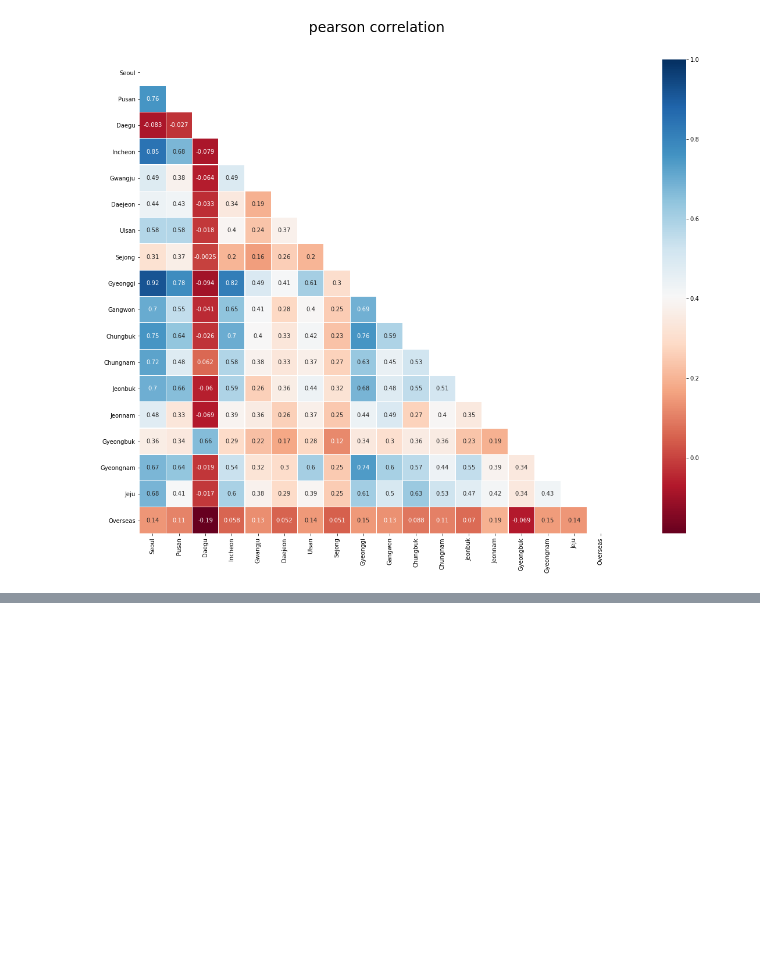
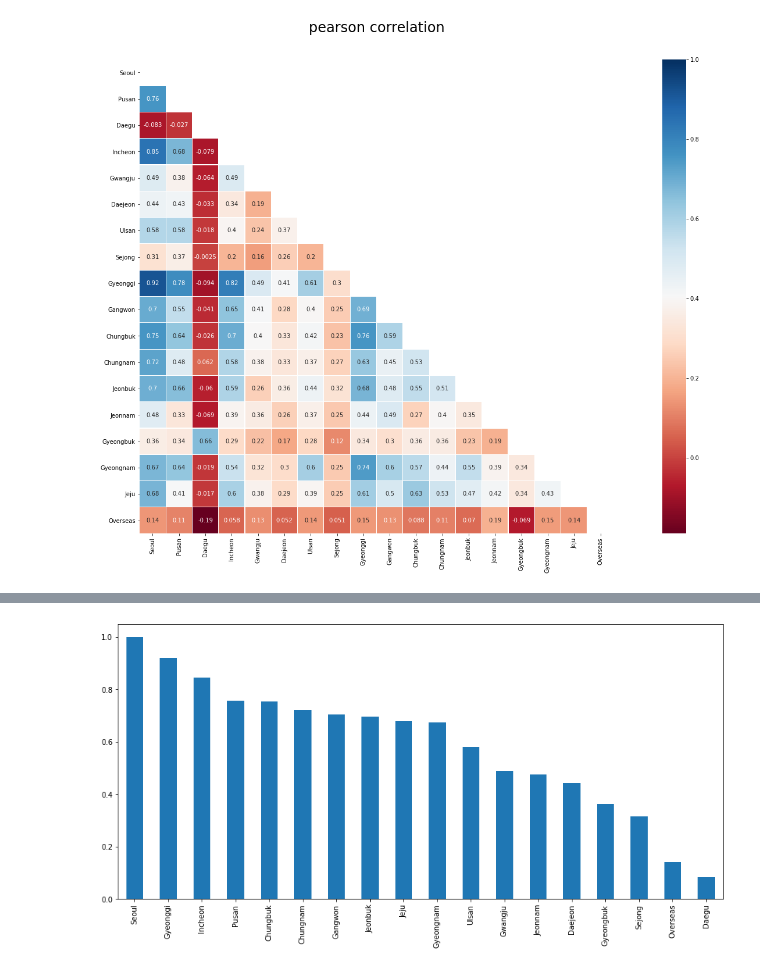
Before and after one commit to kangmincho1/COVID-19-prediction-project, a Jupyter notebook: correlation_analysis/pearson_correlation.ipynb, the cells around one changed output, grey strips where cells are left out. Cells and saved outputs as stored; diff of their text form; code cells hidden in the pictures; blank space fills up the shorter version.

```diff
--- a/correlation_analysis/pearson_correlation.ipynb
+++ b/correlation_analysis/pearson_correlation.ipynb
@@ -208,0 +299,4 @@ plt.show()
+# %%
+time_difference('Seoul', Seoul, 0) # 증가하는 지표는 target data에 의해 영향을 받게 되는 것
+# %% [output]
+[figure, added]
```
Also changed, not shown: parts of 6 cells of this notebook.
